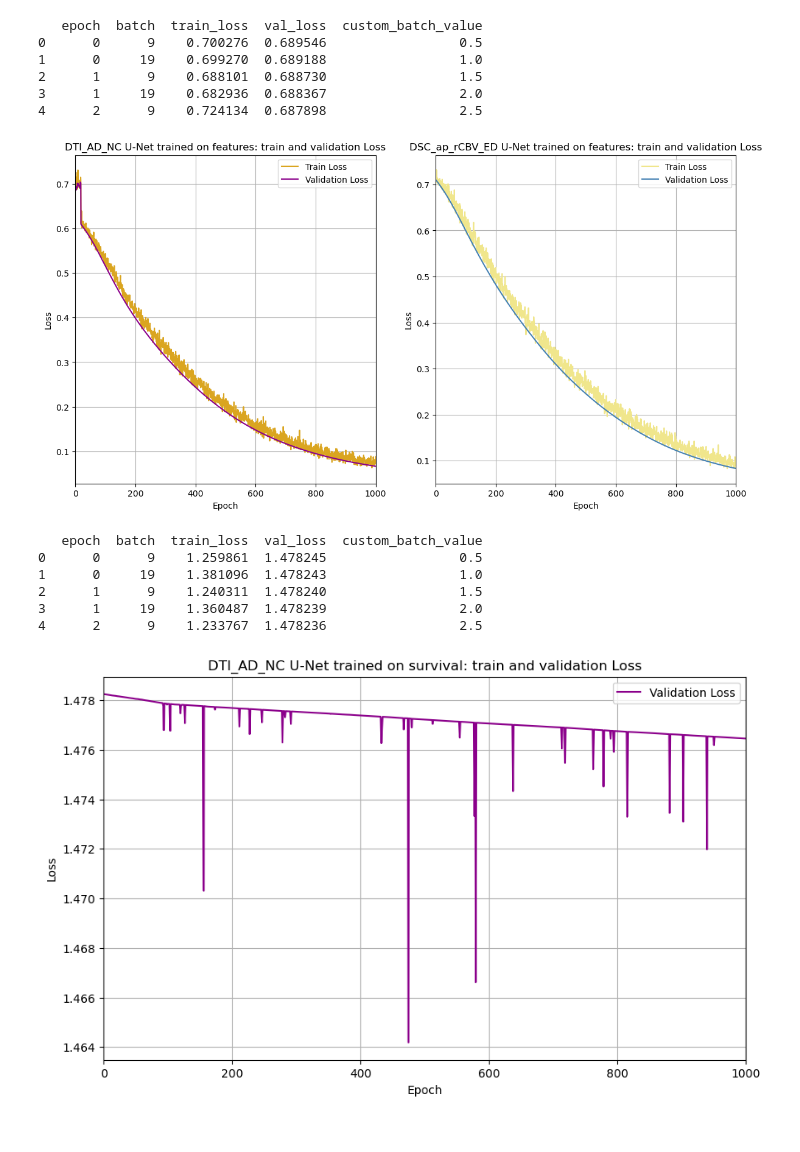
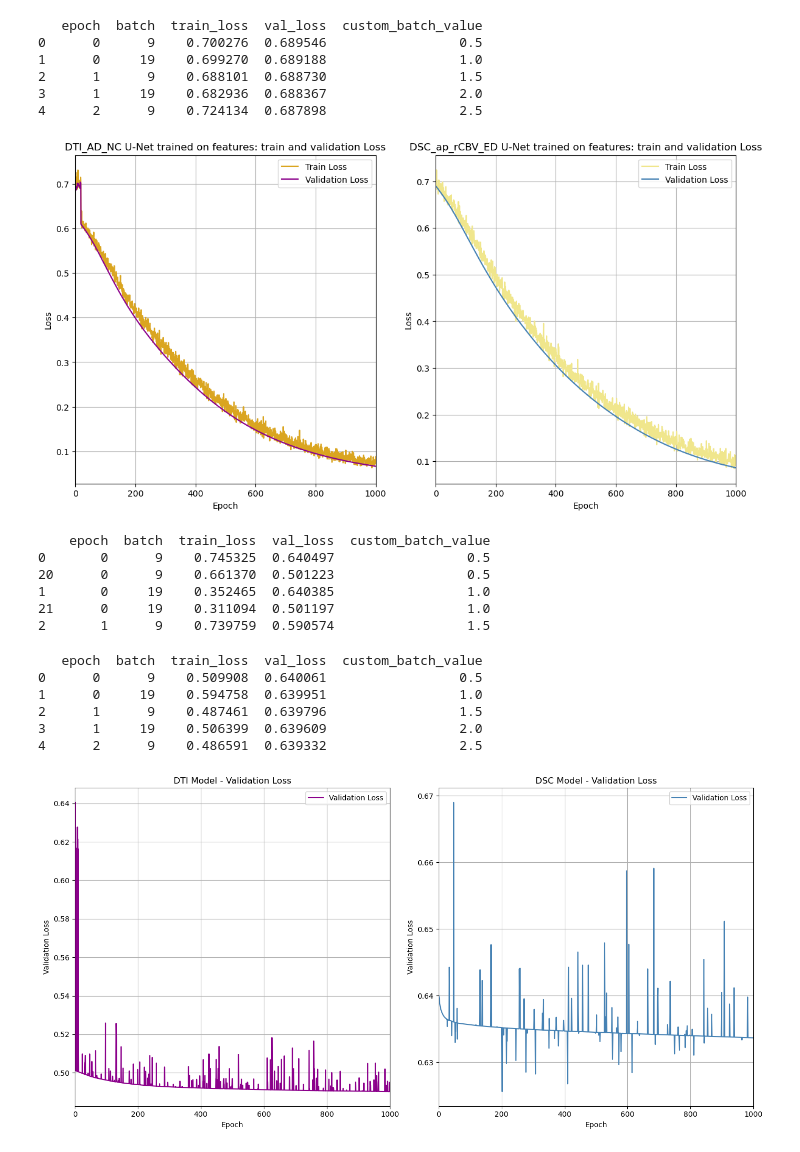
Before and after one commit to yyexela/EE577_Project, a Jupyter notebook: notebooks/UNet_results_analysis.ipynb, the cells around one changed output. Saved outputs shown, nothing was run; the diff lists cells and outputs as text; code cells hidden in the pictures.

```diff
--- a/notebooks/UNet_results_analysis.ipynb
+++ b/notebooks/UNet_results_analysis.ipynb
@@ -10,7 +10,7 @@ sys.path.append('../results')
 pkg_path = str(Path(os.path.abspath('')).parent.absolute())
 sys.path.insert(0, pkg_path)
 # print(pkg_path)
-data_path=pkg_path+'/best_models/'
+data_path=pkg_path+'/functional_results/'
 # %%
 # Read the data without headers (header=None)
 file_name = 'DTI_feat_loss.csv'
@@ -68,7 +73,7 @@ ax[1].set_xlim(0, 1000)
 plt.grid(True)
 plt.show()
 # %% [output]
-[figure, old version]
+[figure, new version]
 # %%
 # Read the data without headers (header=None)
 file_name = 'DTI_surv_loss.csv'
@@ -79,31 +84,50 @@ DTI_loss_surv['custom_batch_value'] = (DTI_loss_surv['epoch'] ) * 1.0 + (DTI_los
 
 print(DTI_loss_surv.head())
 # %% [output]
-   epoch  batch  train_loss  val_loss  custom_batch_value
-0      0      9    1.259861  1.478245                 0.5
-1      0     19    1.381096  1.478243                 1.0
-2      1      9    1.240311  1.478240                 1.5
-3      1     19    1.360487  1.478239                 2.0
-4      2      9    1.233767  1.478236                 2.5
+    epoch  batch  train_loss  val_loss  custom_batch_value
+0       0      9    0.745325  0.640497                 0.5
+20      0      9    0.661370  0.501223                 0.5
+1       0     19    0.352465  0.640385                 1.0
+21      0     19    0.311094  0.501197                 1.0
+2       1      9    0.739759  0.590574                 1.5
-# %%
-
-plt.figure(figsize=(10, 6))
-
-# Plot train_loss
-# plt.plot(DTI_loss_surv['custom_batch_value'], DTI_loss_surv['train_loss'], label='Train Loss', color='goldenrod')
-
-# Plot val_loss
-plt.plot(DTI_loss_surv['custom_batch_value'], DTI_loss_surv['val_loss'], label='Validation Loss', color='darkmagenta')
-
-# Labeling the plot
-plt.xlabel('Epoch')
-plt.ylabel('Loss')
-plt.title('DTI_AD_NC U-Net trained on survival: train and validation Loss')
-plt.legend()
-plt.xlim(0, 1000)
-
-# Show the plot
-plt.grid(True)
-plt.show()
-# %% [output]
-[figure, removed]
+# %%
+file_name = 'DSC_surv_loss.csv'
+DSC_loss_surv = pd.read_csv(data_path + file_name)
+
+DSC_loss_surv = DSC_loss_surv.sort_values(by=['epoch', 'batch'])
+DSC_loss_surv['custom_batch_value'] = (DSC_loss_surv['epoch'] ) * 1.0 + (DSC_loss_surv['batch'] // 10) * 0.5 + 0.5
+
+print(DSC_loss_surv.head())
+# %% [output]
+   epoch  batch  train_loss  val_loss  custom_batch_value
+0      0      9    0.509908  0.640061                 0.5
+1      0     19    0.594758  0.639951                 1.0
+2      1      9    0.487461  0.639796                 1.5
+3      1     19    0.506399  0.639609                 2.0
+4      2      9    0.486591  0.639332                 2.5
+# %%
+fig, ax = plt.subplots(1, 2, figsize=(14, 7))
+
+# Plot for DTI validation loss (subplot 1)
+ax[0].plot(DTI_loss_surv['custom_batch_value'], DTI_loss_surv['val_loss'], label='Validation Loss', color='darkmagenta')
+ax[0].set_xlabel('Epoch')
+ax[0].set_ylabel('Validation Loss')
+ax[0].set_title('DTI Model - Validation Loss')
+ax[0].legend()
+ax[0].grid(True)
+ax[0].set_xlim(0, 1000)  # Adjust the x-axis limit if needed
+
+# Plot for DSC validation loss (subplot 2)
+ax[1].plot(DSC_loss_surv['custom_batch_value'], DSC_loss_surv['val_loss'], label='Validation Loss', color='steelblue')
+ax[1].set_xlabel('Epoch')
+ax[1].set_ylabel('Validation Loss')
+ax[1].set_title('DSC Model - Validation Loss')
+ax[1].legend()
+ax[1].grid(True)
+ax[1].set_xlim(0, 1000)  # Adjust the x-axis limit if needed
+
+# Show the plot
+plt.tight_layout()
+plt.show()
+# %% [output]
+[figure, added]
```
Also changed, not shown: parts of 2 cells of this notebook, 1 other file.
